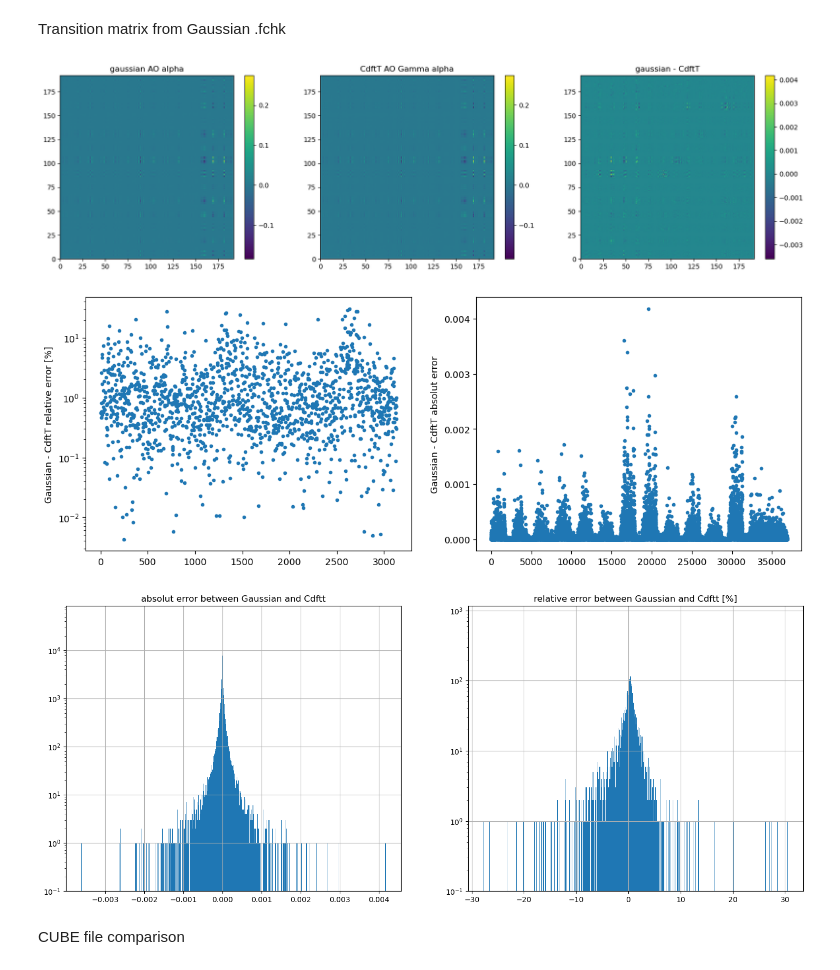
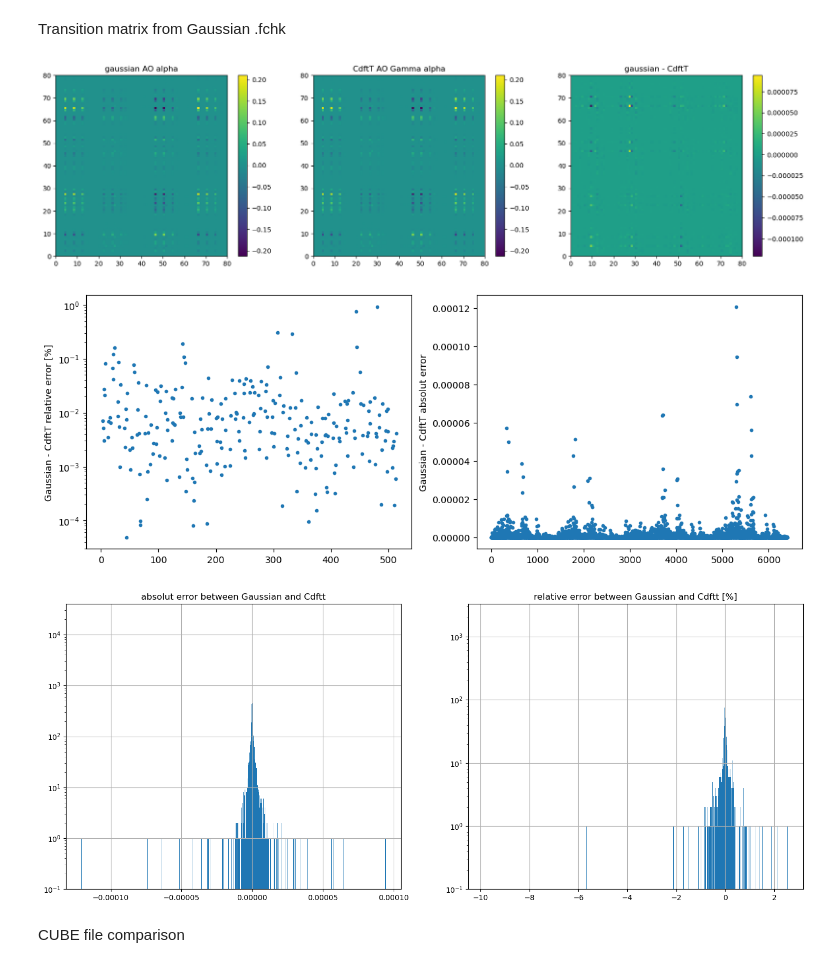
Before and after one commit to allouchear/CdftT, a Jupyter notebook: tools/dataAnalysis/data_analysis.ipynb, the cells around one changed output. Cells and saved outputs as stored; diff of their text form; code cells hidden in the pictures.

```diff
--- a/tools/dataAnalysis/data_analysis.ipynb
+++ b/tools/dataAnalysis/data_analysis.ipynb
@@ -82,8 +82,11 @@ compare 2 RDM
 f1 = open("/home/atourneur/Documents/data/fructose/cpp/Excited_states/cpp_Gamma__transition_state0_state1_RDM.cdftt")
 f2 = open("/home/atourneur/Documents/data/fructose/cpp/Excited_states/cpp_X__transition_state0_state1_RDM.cdftt")
 
-f1 = open("/home/atourneur/Documents/data/acrolein_runtime/cpp_X_new__transition_state0_state1_RDM.cdftt")
-f2 = open("/home/atourneur/Documents/data/acrolein_runtime/cpp_X_SDlimit01__transition_state0_state1_RDM.cdftt")
+f1 = open("/home/atourneur/Documents/data/acrolein_runtime/test_optimized/cpp_Gamma_new_001__state1_RDM.cdftt")
+f2 = open("/home/atourneur/Documents/data/acrolein_runtime/cpp_Gamma_new__state1_RDM.cdftt")
+
+#f1 = open("/home/atourneur/Documents/data/acrolein_runtime/cpp_X_new__state1_RDM.cdftt")
+#f2 = open("/home/atourneur/Documents/data/acrolein_runtime/cpp_Gamma_new__state1_RDM.cdftt")
 
 Nmo = 80          # number of molecular orbitals i.e. size of matrix
 
@@ -118,8 +121,10 @@ pyRDM = np.load(fname)
 ########
 # plot #
 ########
-RDM1 = CdftTRDM1[0:70,0:70]
-RDM2 = CdftTRDM2[0:70,0:70]*2
+RDM1 = CdftTRDM1[12:70,12:70]
+RDM2 = CdftTRDM2[12:70,12:70]
+RDM1 = RDM1/np.max(np.max(RDM1))
+RDM2 = RDM2/np.max(np.max(RDM2))
 
 fig, ax = plt.subplots(nrows=1, ncols=3,figsize=(20,5.5))
 plot1 = ax[0].pcolormesh(RDM1)
@@ -135,5 +140,9 @@ plt.show()
 
 
 plt.plot(RDM1.flatten()/np.max(RDM1.flatten())-RDM2.flatten()/np.max(RDM2.flatten()),"*")
+#plt.plot(RDM1.flatten(),'*')
+#plt.plot(RDM2.flatten(),".")
+#plt.yscale('log')
+#plt.ylim([-0.001,0.001])
 plt.show()
 # %% [output]
@@ -145,18 +154,18 @@ Transition matrix from Gaussian .fchk
 # Gaussian .fchk file
 
 #fchk_fname = "/home/atourneur/Documents/CdftT/test_ambroise/test_acrolein/input/acrolein_100.fchk"
-fchk_fname = "/home/atourneur/Documents/data/fructose/input/fructose.fchk"
+fchk_fname = "/home/atourneur/Documents/data/acrolein_runtime/acrolein_100.fchk"
 # CdftT file
 #CdftT_fname = "/home/atourneur/Documents/CdftT/test_ambroise/test_acrolein/cpp/cpp_Gamma_transition_state0_state10_RDM.cdftt"
-CdftT_fname = "/home/atourneur/Documents/data/fructose/cpp/Excited_states/cpp_Gamma__transition_state0_state1_RDM.cdftt"
+CdftT_fname = "/home/atourneur/Documents/data/acrolein_runtime/cpp_Gamma_new__transition_state0_state1_RDM.cdftt"
 # pySCF file
 pySCF_fname = None #"/home/atourneur/Documents/CdftT/test_ambroise/test_acrolein/pySCF/T_RDM_state_10.npy"
 
 ##############
 # read .fchk #
 ##############
-nMo     = 192
-nStates = 20
+nMo     = 80
+nStates = 100
 nSpins  = 2
 
 #read gaussian fchk file
@@ -272,37 +281,37 @@ plt.show()
 
 ####################
 # create histogram #
 ####################
 
 #densitycpp = -densitycpp
-treshold = 5e-3
+treshold = 5e-4
 err = (alphaG.flatten() - AO_alphaGamma.flatten())
 rel_err = err[np.abs(alphaG.flatten())>treshold]/alphaG.flatten()[np.abs(alphaG.flatten())>treshold]*100
 
 scale = 'log'  #log or linear
 bins     = np.linspace(np.min(err),np.max(err),750)
 rel_bins = np.linspace(np.min(rel_err),np.max(rel_err),750)
 
 fig, ax = plt.subplots(nrows=1, ncols=2,figsize=(18,7))
 plot1 = ax[0].hist(err,bins=bins)
 plot2 = ax[1].hist(rel_err,bins=rel_bins)
 if scale=='log':
     ax[0].set_ylim([0.1,plot1[0].max()*10.1])
     ax[1].set_ylim([0.1,plot2[0].max()*10.1])
 if scale=='linear':
     ax[0].set_ylim([0.1,plot1[0].max()*1.1])
     ax[1].set_ylim([0.1,plot2[0].max()*1.1])
 ax[0].set_title("absolut error between Gaussian and Cdftt")
 ax[1].set_title("relative error between Gaussian and Cdftt [%]")
 ax[0].set_yscale(scale)
 ax[1].set_yscale(scale)
 ax[0].grid()
 ax[1].grid()
 plt.show()
 # %% [output]
-[figure, old version]
+[figure, new version]
-[figure, old version]
+[figure, new version]
-[figure, old version]
+[figure, new version]
 # %%
 ##################################
 # compare pySCF-CdftT (MO basis) #
```
Also changed, not shown: parts of 2 cells of this notebook, 3 other files.
